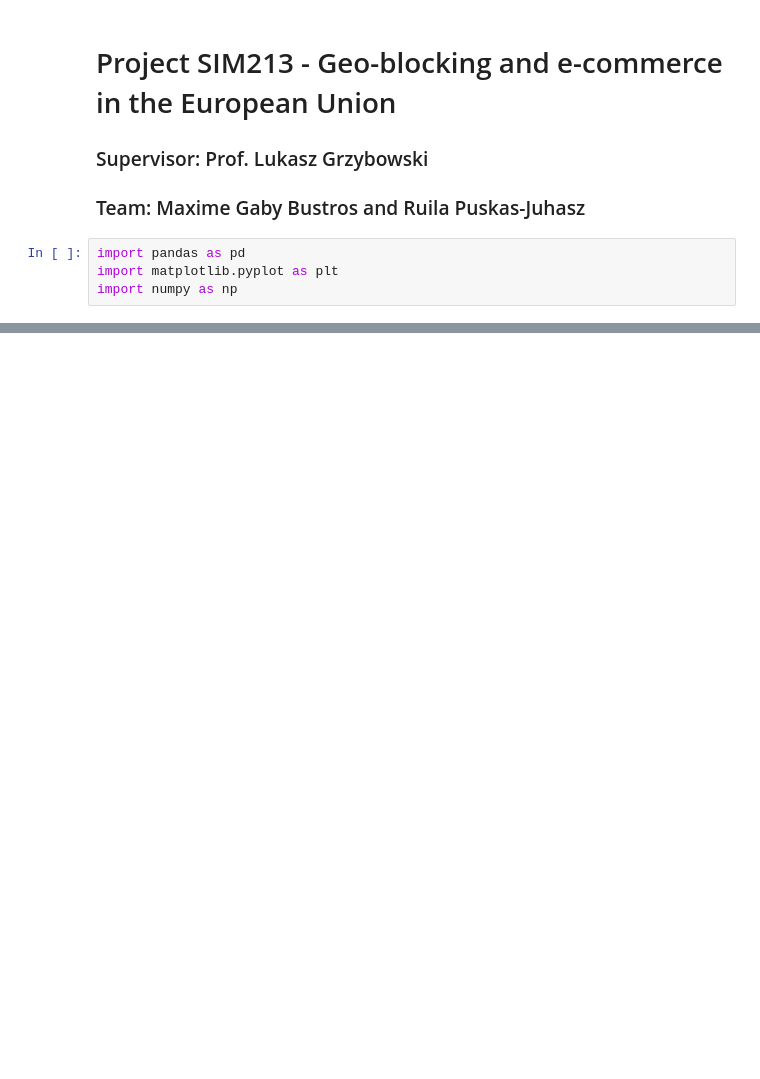
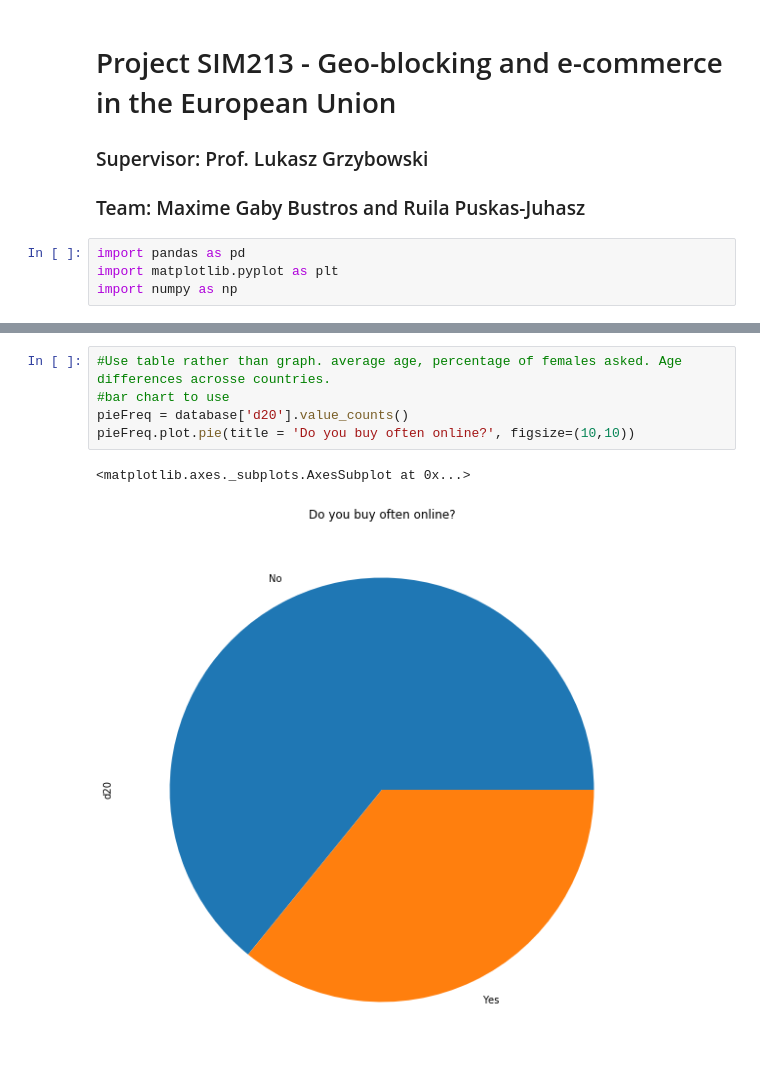
Before and after one commit to rpj12/SIM213-Geoblocking, a Jupyter notebook: Project SIM 213.ipynb, the cells around one changed output, grey strips where cells are left out. Drawn from its saved outputs; the diff is of its cells as text; blank space fills up the shorter version.

```diff
--- a/Project SIM 213.ipynb
+++ b/Project SIM 213.ipynb
@@ -81,0 +35,8 @@ plt.legend(['Hardly ever', 'Less than once a month', 'At least once a week but n
+# %%
+#Use table rather than graph. average age, percentage of females asked. Age differences acrosse countries.
+#bar chart to use
+pieFreq = database['d20'].value_counts()
+pieFreq.plot.pie(title = 'Do you buy often online?', figsize=(10,10))
+# %% [output]
+<matplotlib.axes._subplots.AxesSubplot at 0x...>
+[figure, added]
```
Also changed, not shown: parts of 11 cells of this notebook.
